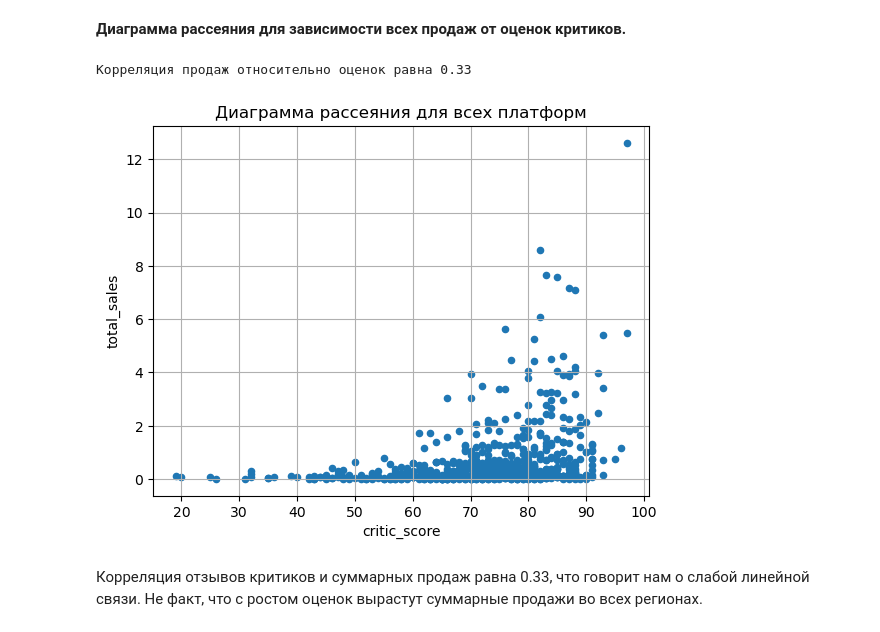
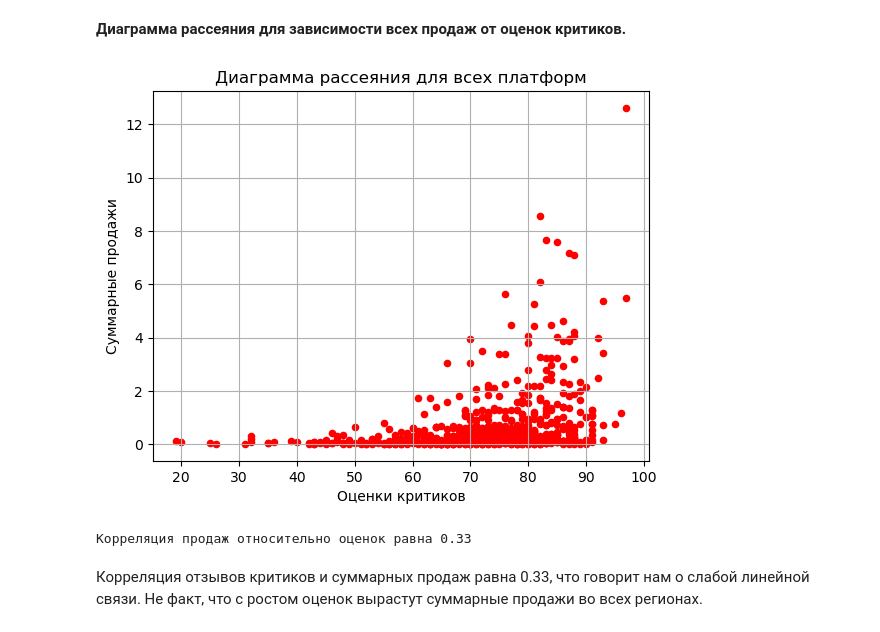
Before and after one commit to YarValerievich/Project2, a Jupyter notebook: Exploring_game_sales_data.ipynb, the cells around one changed output. Saved outputs shown, nothing was run; the diff lists cells and outputs as text; code cells hidden in the pictures.

```diff
--- a/Exploring_game_sales_data.ipynb
+++ b/Exploring_game_sales_data.ipynb
@@ -330,12 +337,16 @@ plt.show()
 # %% [markdown]
 **Диаграмма рассеяния для зависимости всех продаж от оценок критиков.**
 # %%
-df.plot(x='critic_score', y='total_sales', kind='scatter', title='Диаграмма рассеяния для всех платформ', grid=True)
+df.plot(x='critic_score', y='total_sales', kind='scatter', title='Диаграмма рассеяния для всех платформ', color='red',
+        grid=True)
+plt.xlabel('Оценки критиков', size=10)
+plt.ylabel('Суммарные продажи', size=10)
+plt.show()
 
 print('Корреляция продаж относительно оценок равна', round(df['critic_score'].corr(df['total_sales']), 2))
 # %% [output]
+[figure, new version]
 Корреляция продаж относительно оценок равна 0.33
-[figure, old version]
 # %% [markdown]
 Корреляция отзывов критиков и суммарных продаж равна 0.33, что говорит нам о слабой линейной связи. Не факт, что с ростом оценок вырастут суммарные продажи во всех регионах.
 # %% [markdown]
```
Also changed, not shown: parts of 11 cells of this notebook.
